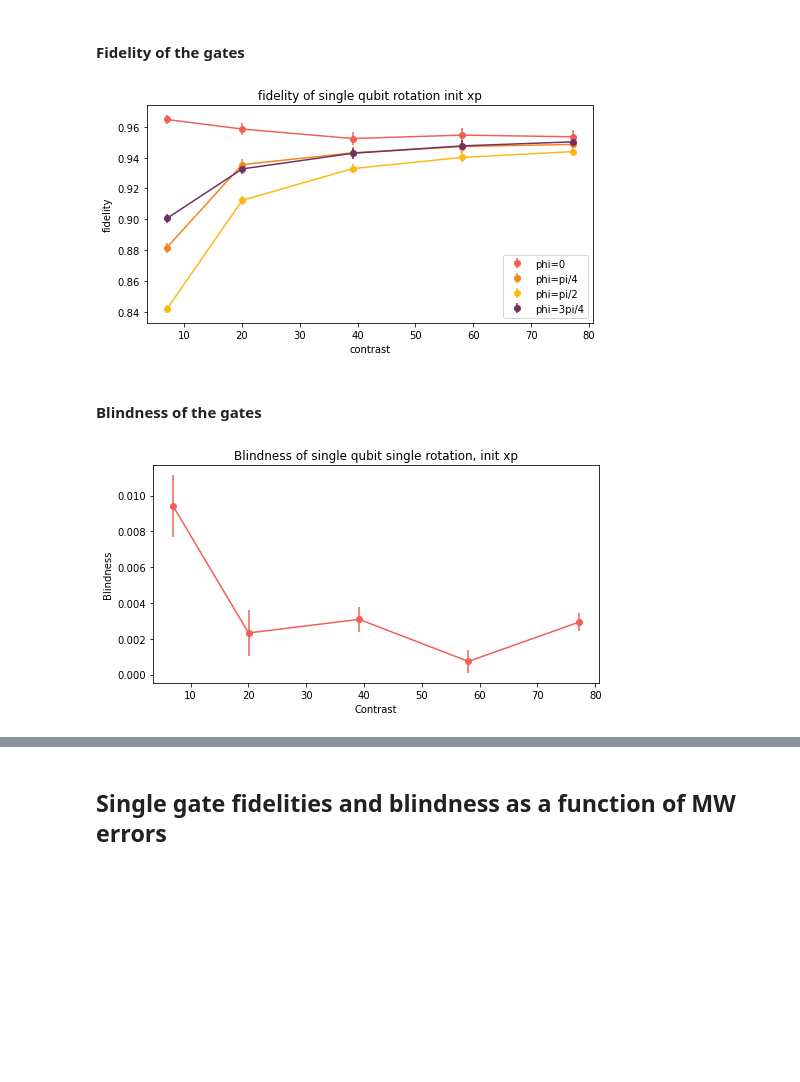
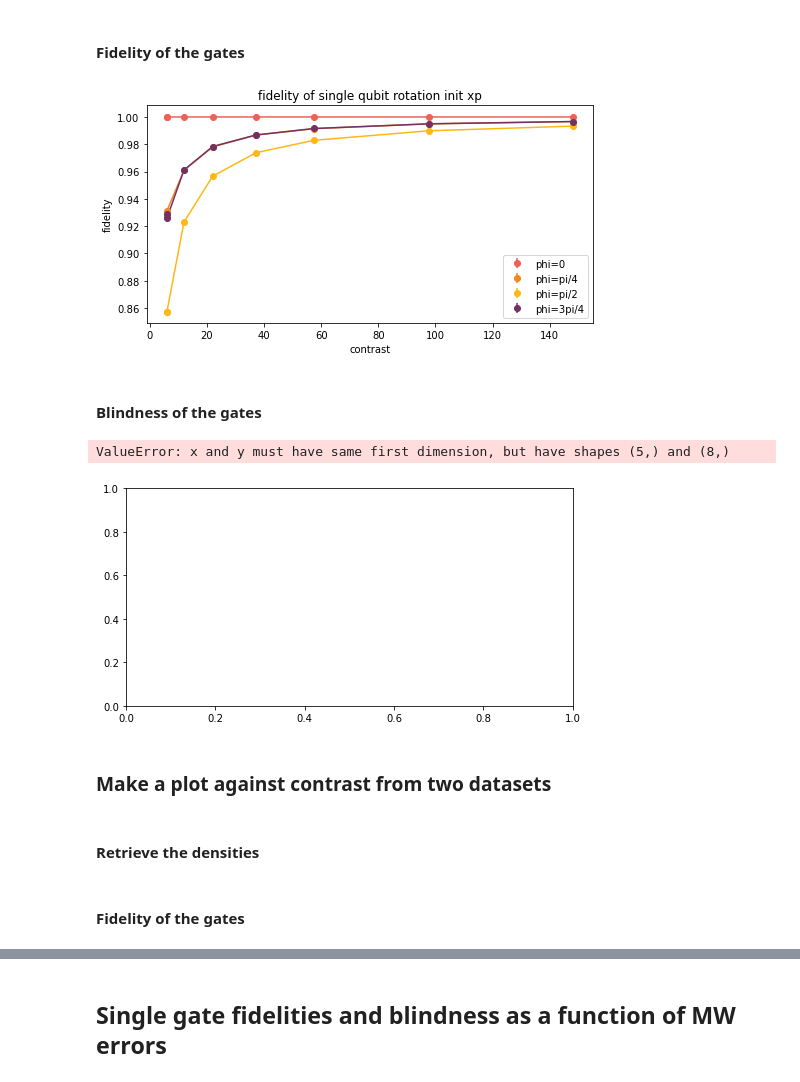
Before and after one commit to lukingroup/simnet, a Jupyter notebook: Notebooks/Blind_SingleNode.ipynb, the cells around one changed output, grey strips where cells are left out. Saved outputs shown, nothing was run; the diff lists cells and outputs as text; code cells hidden in the pictures; blank space fills up the shorter version.

```diff
--- a/Notebooks/Blind_SingleNode.ipynb
+++ b/Notebooks/Blind_SingleNode.ipynb
@@ -690,7 +690,9 @@ plt.show()
 # %% [markdown]
 ## Single gate fidelities and blindness as a function of contrast errors
 # %%
-contrast_list = np.linspace(4, 80, 5)
+contrast_list = np.array([  4.,  12., 30., 50., 200.])
+# contrast_list = np.array([ 3.,  7., 15., 25., 40., 60, 100, 150])
+
 phi1 = [0, np.pi/4, np.pi/2, 3*np.pi/4]
 phi2 = 0
 phi3 = 0
@@ -707,9 +709,9 @@ imperfections ={'contrast_noise': 0, #(0 not noisy or 1 noisy)
 
 cluster_state_length = 1
 
-n_rounds = 100
+n_rounds = 1
 n_col = 6
-mu = 0.2
+mu = 0.0002
 
 xp_array_angle_cl = np.empty((0, 2), dtype=float)
 xp_array_angle_s = np.empty((0, 2), dtype=float)
@@ -721,6 +723,9 @@ rho_std_cl_phi_contr = np.empty((0, 2, 2), dtype=complex)
 rho_ave_s_phi_contr = np.empty((0, 2, 2), dtype=complex)
 rho_std_s_phi_contr = np.empty((0, 2, 2), dtype=complex)
 
+rates_apd1_apd2_angle = np.empty((0, 2), dtype=float)
+
+
 #phi list
 for j in range(len(phi1)):
     real_contrasts = np.empty((0, 2), dtype=float)
@@ -731,6 +736,7 @@ for j in range(len(phi1)):
 
     rho_ave_s_contr = np.empty((0, 2, 2), dtype=complex)
     rho_std_s_contr = np.empty((0, 2, 2), dtype=complex)
+    rates_apd1_apd2 = np.empty((0, 2), dtype=float)
 
     for i in range(len(contrast_list)):
         contrast = contrast_list[i]
@@ -751,6 +757,7 @@ for j in range(len(phi1)):
             # which detector fired
             rho_click = np.append(rho_click, rho_init_xp[1])
             xp_array = np.append(xp_array, [[Xxp_c, Yxp_c, Zxp_c, Xxp_s, Yxp_s, Zxp_s]], axis = 0)
+        rates_apd1_apd2 = np.append(rates_apd1_apd2, [rho_init_xp[2:4]])
 
         ## servers density matrices
         # Calculate the mean rho matrix
@@ -773,6 +780,7 @@ for j in range(len(phi1)):
         rho_std_cl = np.std(rho_init_xp_array, axis=0)/n_rounds
         rho_std_cl_contr = np.append(rho_std_cl_contr, [rho_std_cl], axis = 0)
 
+    rates_apd1_apd2_angle = np.append(rates_apd1_apd2_angle, [rates_apd1_apd2])
 
     rho_ave_s_phi_contr = np.append(rho_ave_s_phi_contr, rho_ave_s_contr, axis = 0)
     rho_std_s_phi_contr = np.append(rho_std_s_phi_contr, rho_std_s_contr, axis = 0)
@@ -799,0 +845,5 @@ Phi angle =  2.356194490192345
+# %%
+for i in range(len(contrast_list)):
+    print(i)
+    # Extract the ith element from each list and convert to an array
+   np.array([lst[i] for lst in rho_ave_s_phis])
@@ -825,7 +898,7 @@ df.to_csv(file_path, index=False)
 import ast
 
 # File path for the input CSV
-file_path = f'/Users/azizasuleymanzade/Lukin SiV Dropbox/Aziza azizasuleymanzade@g.harvard.edu/bqc_paper/Simulation/SimulationCode/OutputFiles/BlindComputing/Fig1/SingleGates_xpinit_rhos_phis_100pts_mu0.2_contrast_list_perfMW_2024-08-23_10-44-30.csv'
+file_path = f'/Users/azizasuleymanzade/Lukin SiV Dropbox/Aziza azizasuleymanzade@g.harvard.edu/bqc_paper/Simulation/SimulationCode/OutputFiles/BlindComputing/Fig1/SingleGates_xpinit_eff09_rhos_phis_400pts_mu0.0002_contrast_DIFFlist_perfMW_2024-08-24_19-10-02.csv'
 # Read the CSV file into a DataFrame
 df = pd.read_csv(file_path)
 
@@ -918,7 +991,7 @@ plt.legend()
 # Show the plot
 plt.show()
 # %% [output]
-[figure, old version]
+[figure, new version]
 # %% [markdown]
 #### Blindness of the gates
 # %%
@@ -947,14 +1020,19 @@ for j in range(len(contrast_list)):
 # %%
 plt.figure(figsize=(8, 4))
 plt.plot(real_contrasts, holevo_contr, color=c1)
 plt.errorbar(real_contrasts,  holevo_contr, yerr= np.abs(holevo_err_contr),  fmt='o', color=c1)
 
 #Add labels and title
 plt.xlabel('Contrast')
 plt.ylabel('Blindness')
-plt.title('Blindness of single qubit single rotation, init xp')
+plt.title('Blindness of single qubit single rotation, init yp')
 
 # Show the plot
 plt.show()
 # %% [output]
+ValueError: x and y must have same first dimension, but have shapes (5,) and (8,)
-[figure, old version]
+[figure, new version]
+# %% [markdown]
+### Make a plot against contrast from two datasets
+# %% [markdown]
+#### Retrieve the densities
@@ -960,0 +1155,2 @@ plt.show()
+# %% [markdown]
+#### Fidelity of the gates
```
Also changed, not shown: parts of 38 cells of this notebook, 19 other files.
